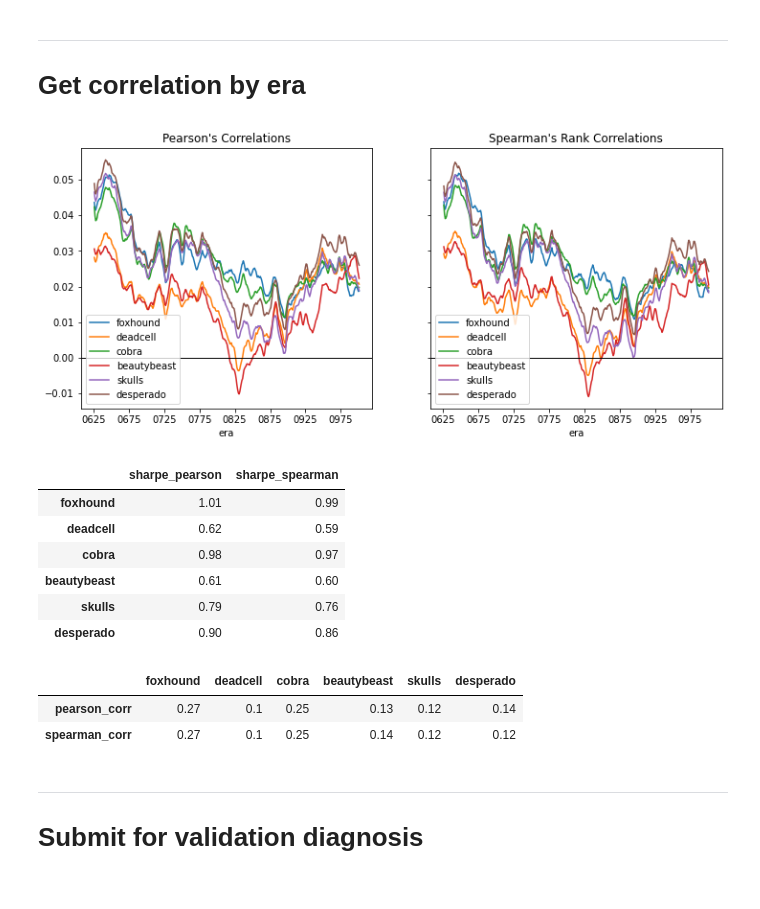
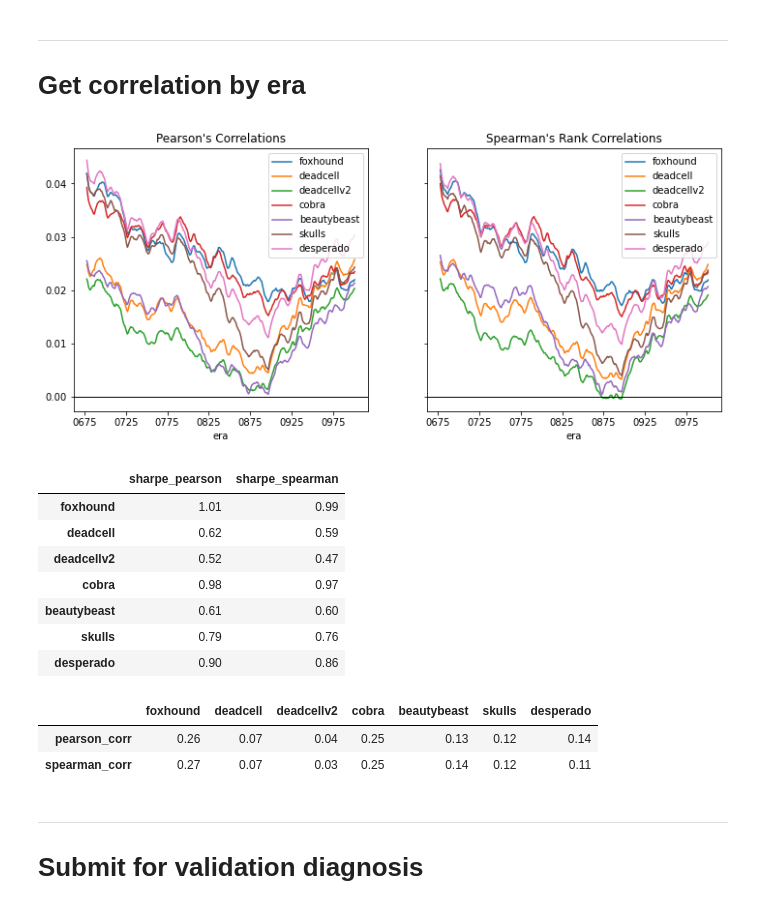
Before and after one commit to hiydavid/numerai-models, a Jupyter notebook: validation_check.ipynb, the cells around one changed output. Cells and saved outputs as stored; diff of their text form; code cells hidden in the pictures.

Commit message:
Created Deadcell v2

```diff
--- a/validation_check.ipynb
+++ b/validation_check.ipynb
@@ -33,6 +33,7 @@ def compute_corr_by_era(val_df, model_list, corr_method):
 validation_data = pd.read_parquet('data/validation.parquet', columns=["era", "target"]).reset_index()
 foxhound_val = pd.read_csv(f"predictions/dh_foxhound_val_preds.csv")
 deadcell_val = pd.read_csv(f"predictions/dh_deadcell_val_preds.csv")
+deadcellv2_val = pd.read_csv(f"predictions/dh_deadcellv2_val_preds.csv")
 cobra_val = pd.read_csv(f"predictions/dh_cobra_val_preds.csv")
 beautybeast_val = pd.read_csv(f"predictions/dh_beautybeast_val_preds.csv")
 skulls_val = pd.read_csv(f"predictions/dh_skulls_val_preds.csv")
@@ -42,6 +43,7 @@ print(f"""
     Numerai validation     : {len(validation_data)}
     Foxhound predictions   : {len(foxhound_val)}
     Deadcell pedictions    : {len(deadcell_val)}
+    Deadcellv2 pedictions  : {len(deadcellv2_val)}
     Cobra pedictions       : {len(cobra_val)}
     BeautyBeast pedictions : {len(beautybeast_val)}
     Skulls pedictions      : {len(skulls_val)}
@@ -60,12 +63,16 @@ print(f"""
 val = validation_data.merge(
     right=foxhound_val, how='inner', on="id").merge(
     right=deadcell_val, how='inner', on="id", suffixes=('', '2')).merge(
-    right=cobra_val, how='inner', on="id", suffixes=('', '3')).merge(
-    right=beautybeast_val, how='inner', on="id", suffixes=('', '4')).merge(
-    right=skulls_val, how='inner', on="id", suffixes=('', '5')).merge(
-    right=desperado_val, how='inner', on="id", suffixes=('', '6'))
+    right=deadcellv2_val, how='inner', on="id", suffixes=('', '3')).merge(
+    right=cobra_val, how='inner', on="id", suffixes=('', '4')).merge(
+    right=beautybeast_val, how='inner', on="id", suffixes=('', '5')).merge(
+    right=skulls_val, how='inner', on="id", suffixes=('', '6')).merge(
+    right=desperado_val, how='inner', on="id", suffixes=('', '7'))
 
-val.columns = ["id", "era", "target", "foxhound", "deadcell", "cobra", "beautybeast", "skulls", "desperado"]
+val.columns = [
+    "id", "era", "target", "foxhound", "deadcell", "deadcellv2",
+    "cobra", "beautybeast", "skulls", "desperado"
+]
 val.info()
 # %% [output]
 <class 'pandas.core.frame.DataFrame'>
@@ -99,25 +107,25 @@ val.head()
 # Get correlation by era
 # %%
 # models
-model_names = ["foxhound", "deadcell", "cobra", "beautybeast", "skulls", "desperado"]
+model_names = ["foxhound", "deadcell", "deadcellv2", "cobra", "beautybeast", "skulls", "desperado"]
 # %%
 # get corrs
 pearson_corr = compute_corr_by_era(val_df=val, model_list=model_names, corr_method="pearson")
 spearman_corr = compute_corr_by_era(val_df=val, model_list=model_names, corr_method="spearman")
 # %%
 # correlation plots
-ROLLING_FACTOR = 52
+ROLLING_FACTOR = 52 * 2
 
 fig, axes = plt.subplots(nrows=1, ncols=2, sharex=True, sharey=True, figsize=(12, 5))
 pearson_corr.rolling(ROLLING_FACTOR).mean().plot(ax=axes[0]);
 spearman_corr.rolling(ROLLING_FACTOR).mean().plot(ax=axes[1]);
 axes[0].set_title("Pearson's Correlations")
 axes[1].set_title("Spearman's Rank Correlations")
 axes[0].axhline(0, color ='black', linewidth=1)
 axes[1].axhline(0, color ='black', linewidth=1)
 plt.show()
 # %% [output]
-[figure, old version]
+[figure, new version]
 # %%
 # compute sharpe ratio
 sharpe_df = pd.concat([
@@ -130,6 +138,7 @@ round(sharpe_df, 2)
 |  | sharpe_pearson | sharpe_spearman |
 | foxhound | 1.01 | 0.99 |
 | deadcell | 0.62 | 0.59 |
+| deadcellv2 | 0.52 | 0.47 |
 | cobra | 0.98 | 0.97 |
 | beautybeast | 0.61 | 0.60 |
 | skulls | 0.79 | 0.76 |
@@ -143,6 +152,7 @@ rank_as_top = pd.concat([
     pd.DataFrame({
         "foxhound": [np.sum([r for r in pearson_rank_per_era["foxhound"] if r == 1])],
         "deadcell": [np.sum([r for r in pearson_rank_per_era["deadcell"] if r == 1])],
+        "deadcellv2": [np.sum([r for r in pearson_rank_per_era["deadcellv2"] if r == 1])],
         "cobra": [np.sum([r for r in pearson_rank_per_era["cobra"] if r == 1])],
         "beautybeast": [np.sum([r for r in pearson_rank_per_era["beautybeast"] if r == 1])],
         "skulls": [np.sum([r for r in pearson_rank_per_era["skulls"] if r == 1])],
@@ -151,6 +161,7 @@ rank_as_top = pd.concat([
     pd.DataFrame({
         "foxhound": [np.sum([r for r in spearman_rank_per_era["foxhound"] if r == 1])],
         "deadcell": [np.sum([r for r in spearman_rank_per_era["deadcell"] if r == 1])],
+        "deadcellv2": [np.sum([r for r in spearman_rank_per_era["deadcellv2"] if r == 1])],
         "cobra": [np.sum([r for r in spearman_rank_per_era["cobra"] if r == 1])],
         "beautybeast": [np.sum([r for r in spearman_rank_per_era["beautybeast"] if r == 1])],
         "skulls": [np.sum([r for r in spearman_rank_per_era["skulls"] if r == 1])],
@@ -161,9 +172,9 @@ rank_as_top = pd.concat([
 rank_as_top.index = ["pearson_corr", "spearman_corr"]
 round(rank_as_top, 2)
 # %% [output]
-|  | foxhound | deadcell | cobra | beautybeast | skulls | desperado |
-| pearson_corr | 0.27 | 0.1 | 0.25 | 0.13 | 0.12 | 0.14 |
-| spearman_corr | 0.27 | 0.1 | 0.25 | 0.14 | 0.12 | 0.12 |
+|  | foxhound | deadcell | deadcellv2 | cobra | beautybeast | skulls | desperado |
+| pearson_corr | 0.26 | 0.07 | 0.04 | 0.25 | 0.13 | 0.12 | 0.14 |
+| spearman_corr | 0.27 | 0.07 | 0.03 | 0.25 | 0.14 | 0.12 | 0.11 |
 # %% [markdown]
 ---
 # Submit for validation diagnosis
```
Also changed, not shown: parts of 4 cells of this notebook, 6 other files.
